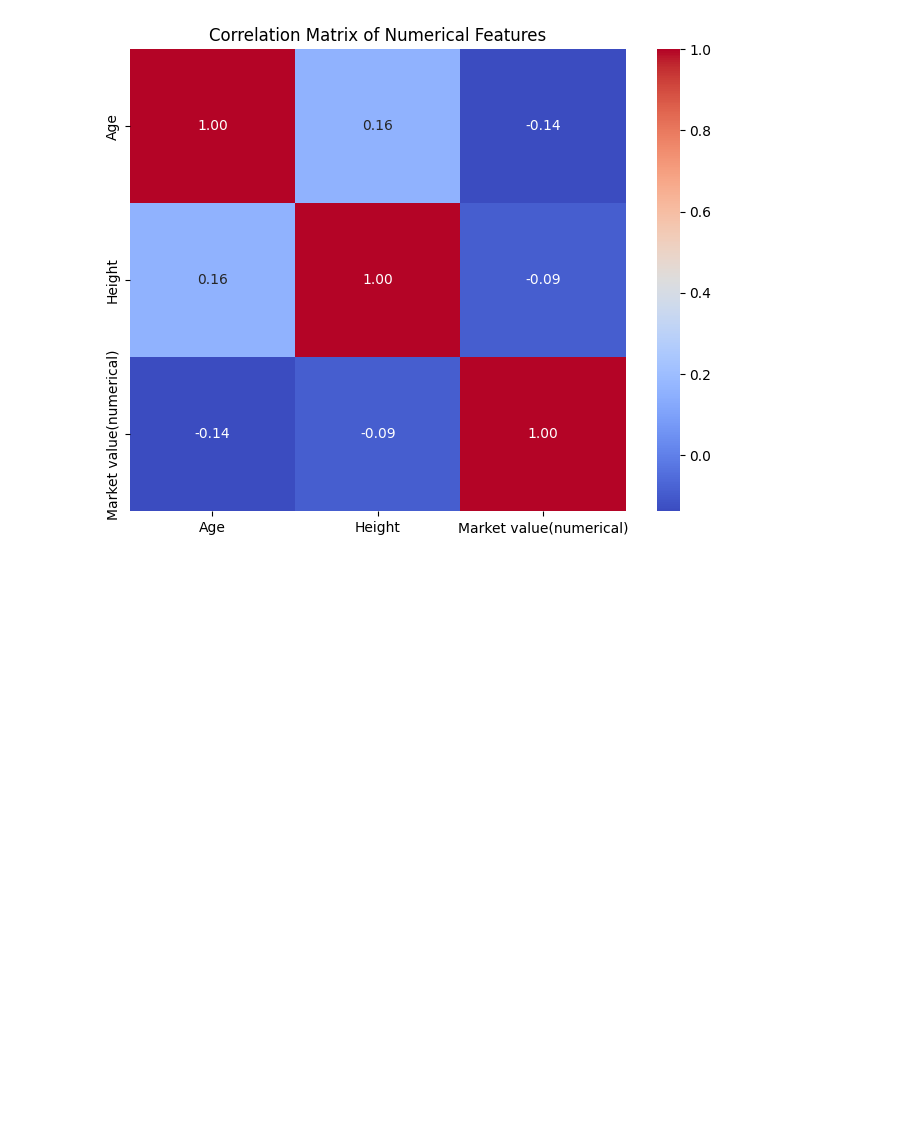
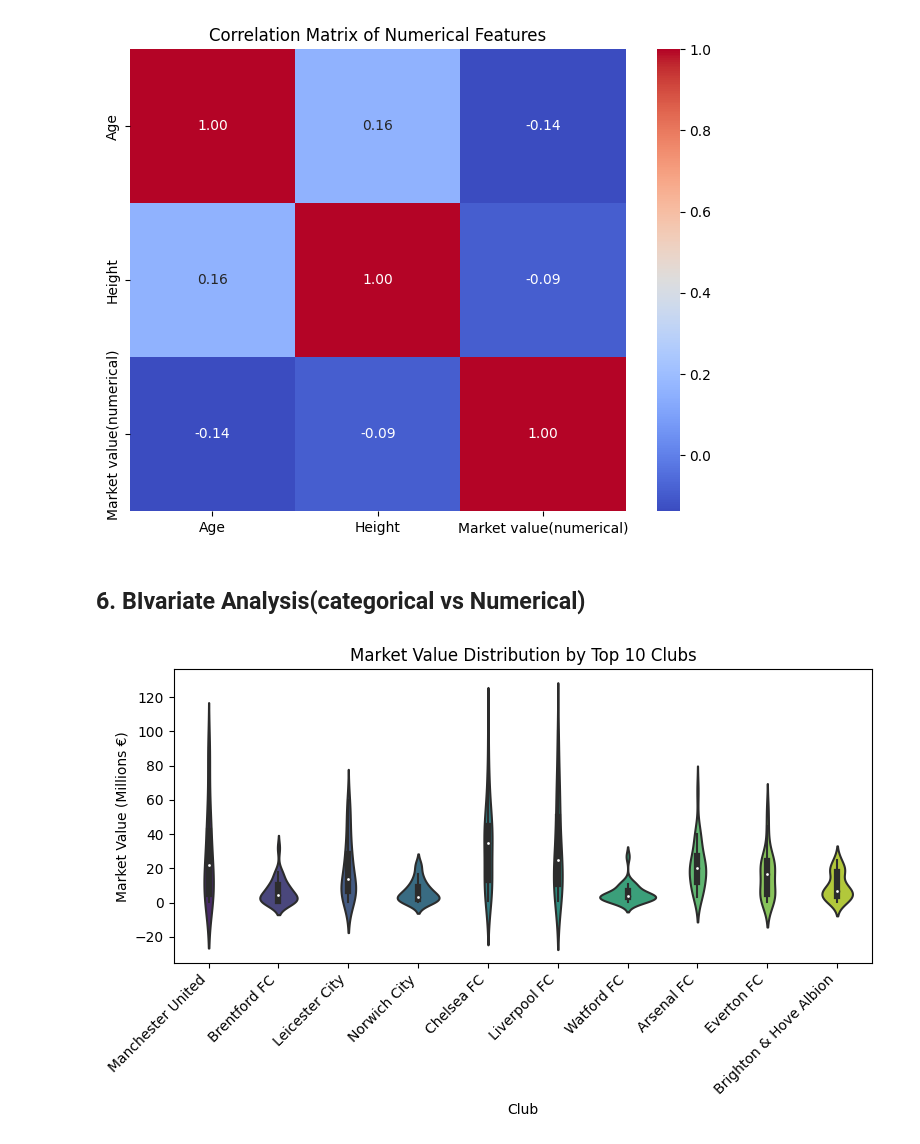
Before and after one commit to N-Garai/Premier-league-players-values-2021, a Jupyter notebook: Players'_value_2021.ipynb, the cells around one changed output. Saved outputs shown, nothing was run; the diff lists cells and outputs as text; code cells hidden in the pictures; blank space fills up the shorter version.

Commit message:
Kaggle Notebook--v7 | Players' Value 2021--Premier League | Bivariate analysis

```diff
--- a/Players'_value_2021.ipynb
+++ b/Players'_value_2021.ipynb
@@ -352,3 +350,18 @@ plt.title('Correlation Matrix of Numerical Features')
 plt.show()
 # %% [output]
 [figure]
+# %% [markdown]
+## 6. BIvariate Analysis(categorical vs Numerical)
+# %%
+# 1. Violin plot: Market Value vs. Top 10 Clubs
+top_10_clubs = df['Club'].value_counts().head(10).index
+plt.figure(figsize=(8, 5))
+sns.violinplot(data=df[df['Club'].isin(top_10_clubs)], x='Club', y='Market value(numerical)', palette='viridis', order=top_10_clubs)
+plt.title('Market Value Distribution by Top 10 Clubs')
+plt.xlabel('Club')
+plt.ylabel('Market Value (Millions €)')
+plt.xticks(rotation=45, ha='right')
+plt.tight_layout()
+plt.show()
+# %% [output]
+[figure, added]
```
Also changed, not shown: parts of 3 cells of this notebook.
